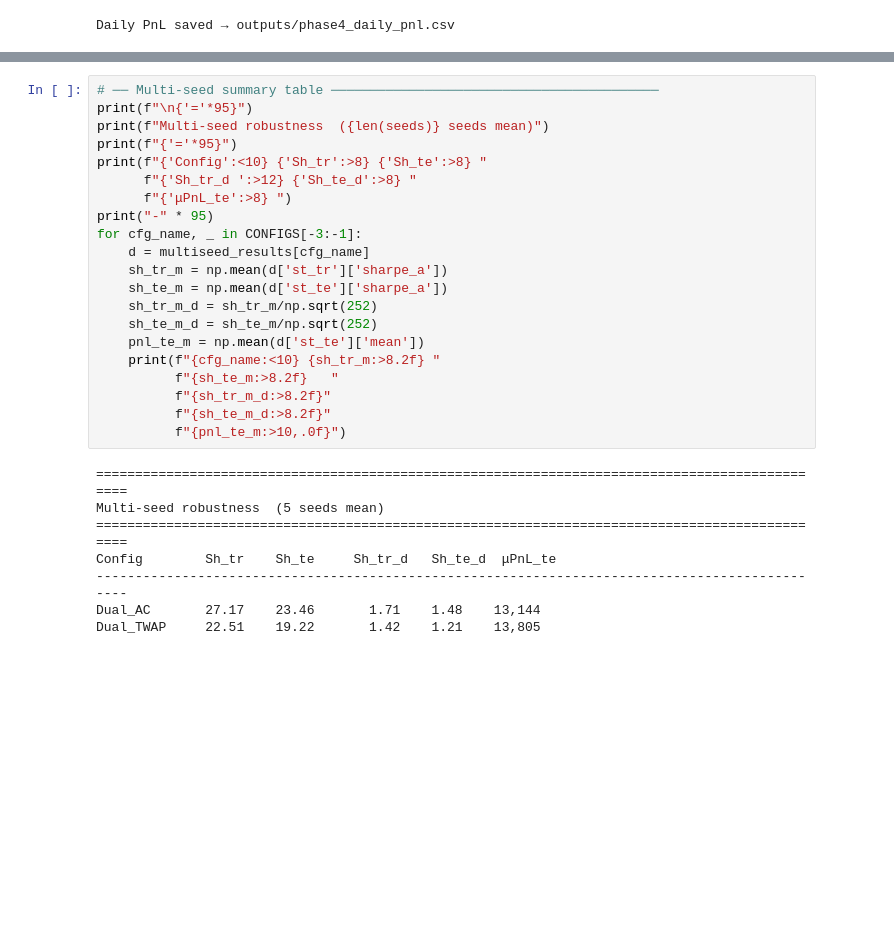
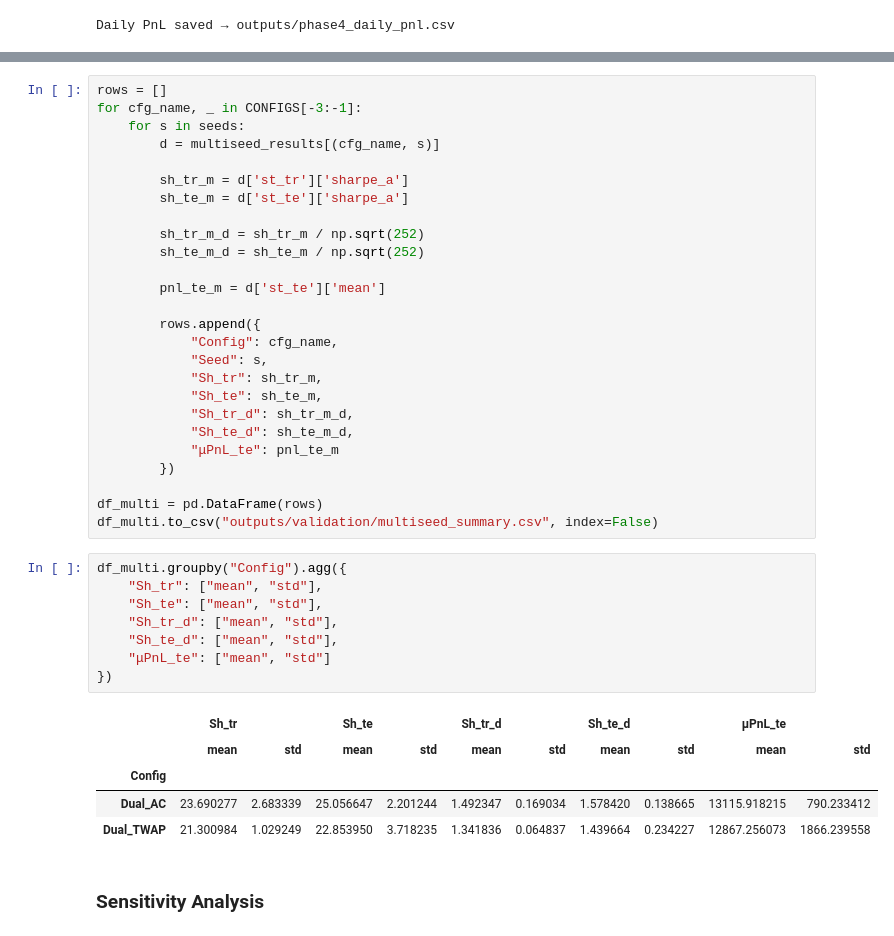
Before and after one commit to Pratvi27/ORIE-5370-Project, a Jupyter notebook: run_pipeline.ipynb, the cells around one changed output, grey strips where cells are left out. Saved outputs shown, nothing was run; the diff lists cells and outputs as text; blank space fills up the shorter version.

```diff
--- a/run_pipeline.ipynb
+++ b/run_pipeline.ipynb
@@ -419,29 +422,42 @@ Running multiseed grid...
 # %%
-# ── Multi-seed summary table ──────────────────────────────────────────
-print(f"\n{'='*95}")
-print(f"Multi-seed robustness  ({len(seeds)} seeds mean)")
-print(f"{'='*95}")
-print(f"{'Config':<10} {'Sh_tr':>8} {'Sh_te':>8} "
-      f"{'Sh_tr_d ':>12} {'Sh_te_d':>8} "
-      f"{'μPnL_te':>8} ")
-print("-" * 95)
+rows = []
 for cfg_name, _ in CONFIGS[-3:-1]:
-    d = multiseed_results[cfg_name]
-    sh_tr_m = np.mean(d['st_tr']['sharpe_a'])
-    sh_te_m = np.mean(d['st_te']['sharpe_a'])
-    sh_tr_m_d = sh_tr_m/np.sqrt(252)
-    sh_te_m_d = sh_te_m/np.sqrt(252)
-    pnl_te_m = np.mean(d['st_te']['mean'])
-    print(f"{cfg_name:<10} {sh_tr_m:>8.2f} "
-          f"{sh_te_m:>8.2f}   "
-          f"{sh_tr_m_d:>8.2f}"
-          f"{sh_te_m_d:>8.2f}"
-          f"{pnl_te_m:>10,.0f}")
+    for s in seeds:
+        d = multiseed_results[(cfg_name, s)]
+
+        sh_tr_m = d['st_tr']['sharpe_a']
+        sh_te_m = d['st_te']['sharpe_a']
+
+        sh_tr_m_d = sh_tr_m / np.sqrt(252)
+        sh_te_m_d = sh_te_m / np.sqrt(252)
+
+        pnl_te_m = d['st_te']['mean']
+
+        rows.append({
+            "Config": cfg_name,
+            "Seed": s,
+            "Sh_tr": sh_tr_m,
+            "Sh_te": sh_te_m,
+            "Sh_tr_d": sh_tr_m_d,
+            "Sh_te_d": sh_te_m_d,
+            "μPnL_te": pnl_te_m
+        })
+
+df_multi = pd.DataFrame(rows)
+df_multi.to_csv("outputs/validation/multiseed_summary.csv", index=False)
-# %% [output]
-===============================================================================================
-Multi-seed robustness  (5 seeds mean)
-===============================================================================================
-Config        Sh_tr    Sh_te     Sh_tr_d   Sh_te_d  μPnL_te
------------------------------------------------------------------------------------------------
-Dual_AC       27.17    23.46       1.71    1.48    13,144
-Dual_TWAP     22.51    19.22       1.42    1.21    13,805
+# %%
+df_multi.groupby("Config").agg({
+    "Sh_tr": ["mean", "std"],
+    "Sh_te": ["mean", "std"],
+    "Sh_tr_d": ["mean", "std"],
+    "Sh_te_d": ["mean", "std"],
+    "μPnL_te": ["mean", "std"]
+})
+# %% [output]
+|  | Sh_tr |  | Sh_te |  | Sh_tr_d |  | Sh_te_d |  | μPnL_te |  |
+|  | mean | std | mean | std | mean | std | mean | std | mean | std |
+| Config |  |  |  |  |  |  |  |  |  |  |
+| Dual_AC | 23.690277 | 2.683339 | 25.056647 | 2.201244 | 1.492347 | 0.169034 | 1.578420 | 0.138665 | 13115.918215 | 790.233412 |
+| Dual_TWAP | 21.300984 | 1.029249 | 22.853950 | 3.718235 | 1.341836 | 0.064837 | 1.439664 | 0.234227 | 12867.256073 | 1866.239558 |
+# %% [markdown]
+### Sensitivity Analysis
```
Also changed, not shown: parts of 19 cells of this notebook, 7 other files.
